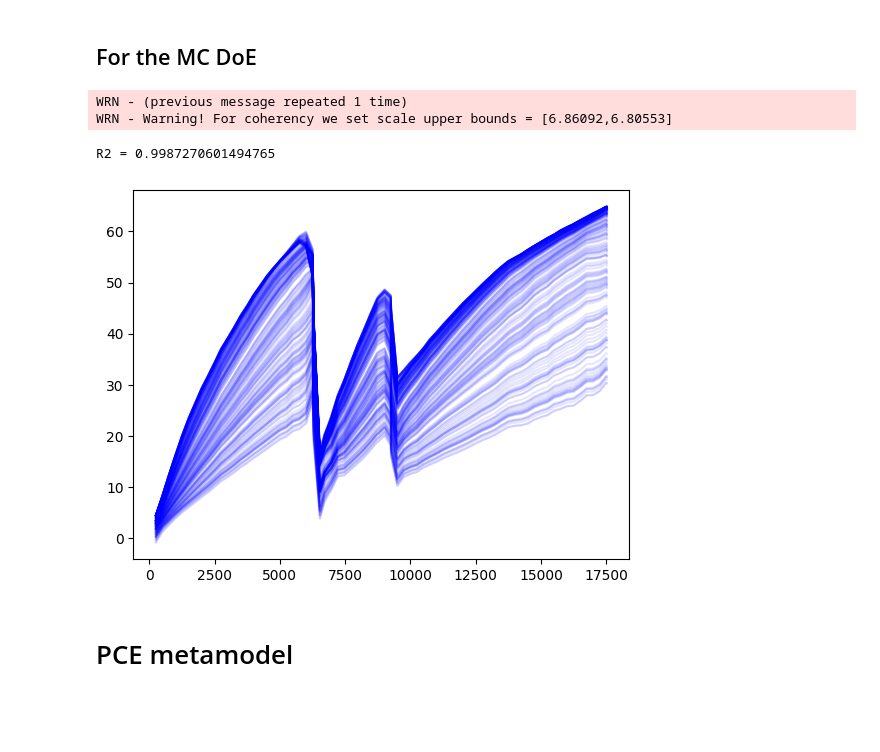
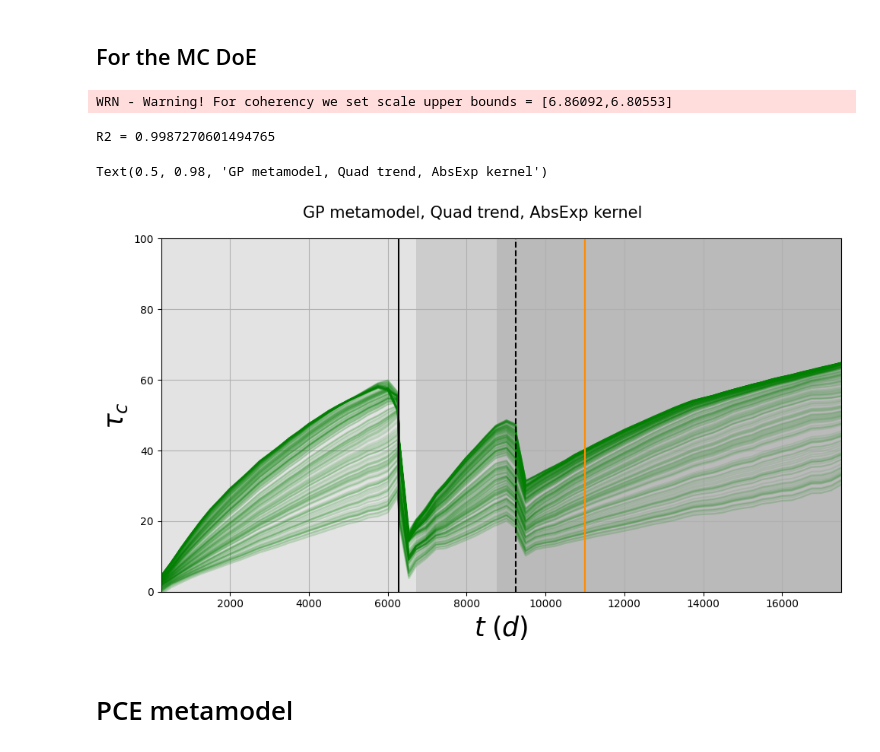
Before and after one commit to EdgarJaber/bayes-calibration-for-prognostics, a Jupyter notebook: metamodels_build.ipynb, the cells around one changed output. Drawn from its saved outputs; the diff is of its cells as text; code cells hidden in the pictures; blank space fills up the shorter version.

```diff
--- a/metamodels_build.ipynb
+++ b/metamodels_build.ipynb
@@ -77,10 +87,9 @@ X, y, scaler = prepro_data_gp(mc_hl, mc_cl, SIMULATION_TIME, n_max, n_samp, dime
 # %%
 X_train, X_test, y_train, y_test = train_test_split(X, y, train_size=0.75, random_state=42)
 # %%
-gp = GpMetamodel(trend=TREND, kernel=COV, dimension=dimension)
+GP = GpMetamodel(trend=TREND, kernel=COV, dimension=dimension)
 # %%
-gp.fit(X_train, y_train)
+GP.fit(X_train, y_train)
 # %% [output]
-WRN - (previous message repeated 1 time)
 WRN - Warning! For coherency we set scale upper bounds = [6.86092,6.80553]
 # %%
@@ -100,11 +109,15 @@ for l in range(X_test.shape[0]):
     real_test.append(rand_test)
 real_test = np.array(real_test)
 # %%
+pred_traj = []
 for l in range(X_test.shape[0]):
     scaled_test = scaler.transform(real_test[l,:,:])
-    pred_traj = gp.predict(scaled_test)
-    plt.plot(SIMULATION_TIME, pred_traj, color='blue', alpha=0.1)
+    pred_traj.append(GP.predict(scaled_test))
-# %% [output]
-[figure, removed]
+# %%
+fig, axs = plot_tpd(input_dic, np.asarray(pred_traj), SIMULATION_TIME, 'GP metamodel')
+fig.suptitle('GP metamodel, Quad trend, AbsExp kernel', fontsize=15)
+# %% [output]
+Text(0.5, 0.98, 'GP metamodel, Quad trend, AbsExp kernel')
+[figure, added]
 # %%
 with open(BASE_DIRECTORY + f'metamodels/GP/gp_{TREND}_{COV}_mc.pkl', 'wb') as f:
```
Also changed, not shown: parts of 33 cells of this notebook, 4 other files.
